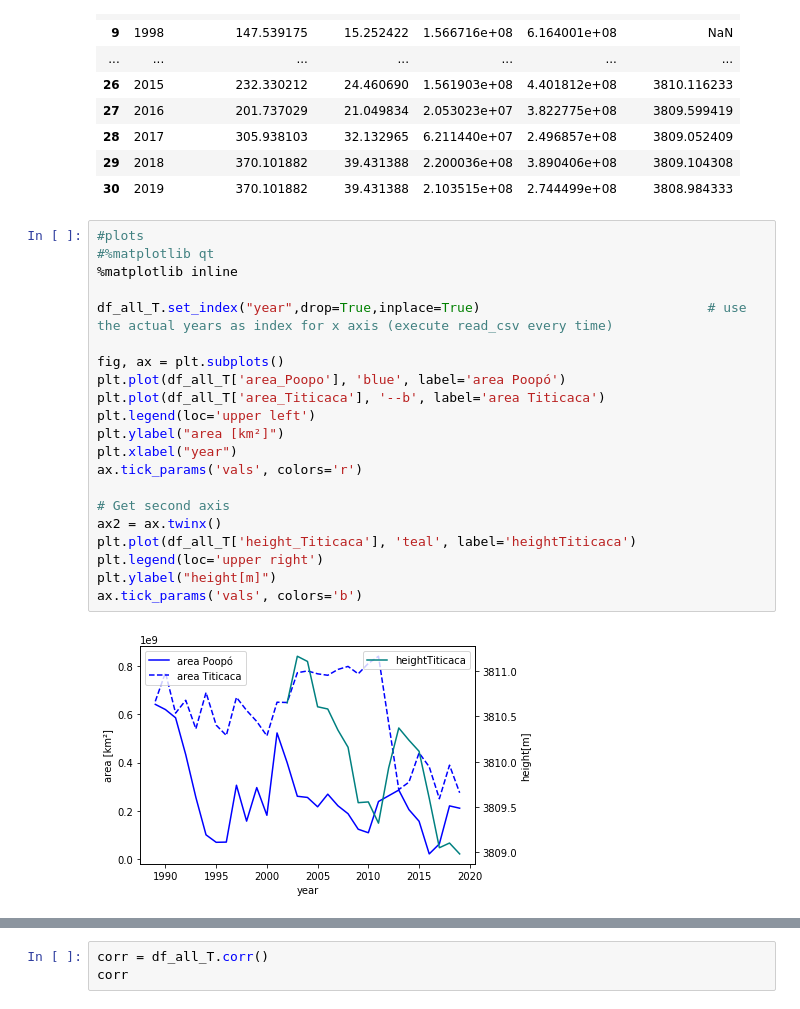
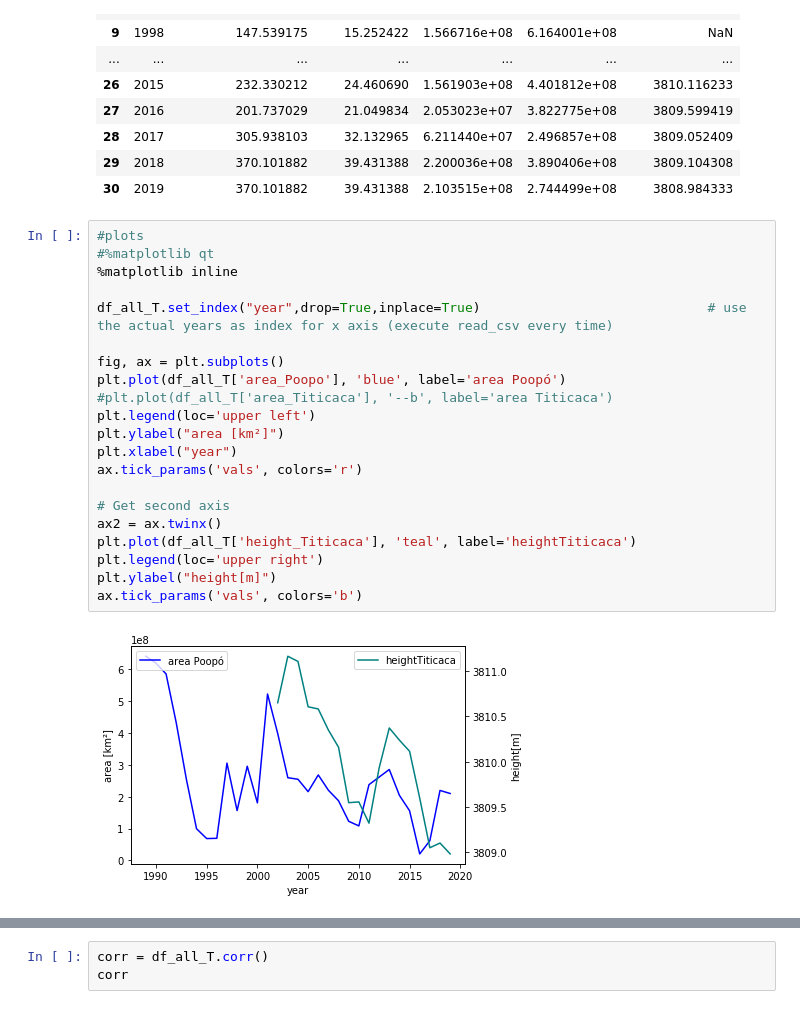
Before and after one commit to MagdaHa/GoogleEarthEngine-TimeSeriesAnalysis, a Jupyter notebook: Google Earth Engine - Lake Poopó.ipynb, the cells around one changed output, grey strips where cells are left out. Drawn from its saved outputs; the diff is of its cells as text.

```diff
--- a/Google Earth Engine - Lake Poopó.ipynb
+++ b/Google Earth Engine - Lake Poopó.ipynb
@@ -1266,23 +1292,23 @@ df_all_T
 # %%
 #plots
 #%matplotlib qt
 %matplotlib inline
 
 df_all_T.set_index("year",drop=True,inplace=True)                             # use the actual years as index for x axis (execute read_csv every time)
 
 fig, ax = plt.subplots()
 plt.plot(df_all_T['area_Poopo'], 'blue', label='area Poopó')
-plt.plot(df_all_T['area_Titicaca'], '--b', label='area Titicaca')
+#plt.plot(df_all_T['area_Titicaca'], '--b', label='area Titicaca')
 plt.legend(loc='upper left')
 plt.ylabel("area [km²]")
 plt.xlabel("year")
 ax.tick_params('vals', colors='r')
 
 # Get second axis
 ax2 = ax.twinx()
 plt.plot(df_all_T['height_Titicaca'], 'teal', label='heightTiticaca')
 plt.legend(loc='upper right')
 plt.ylabel("height[m]")
 ax.tick_params('vals', colors='b')
 # %% [output]
-[figure, old version]
+[figure, new version]
```
Also changed, not shown: parts of 27 cells of this notebook.
